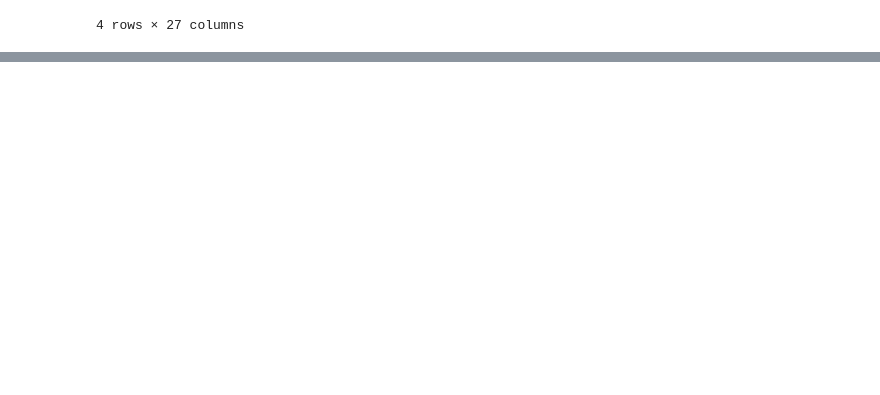
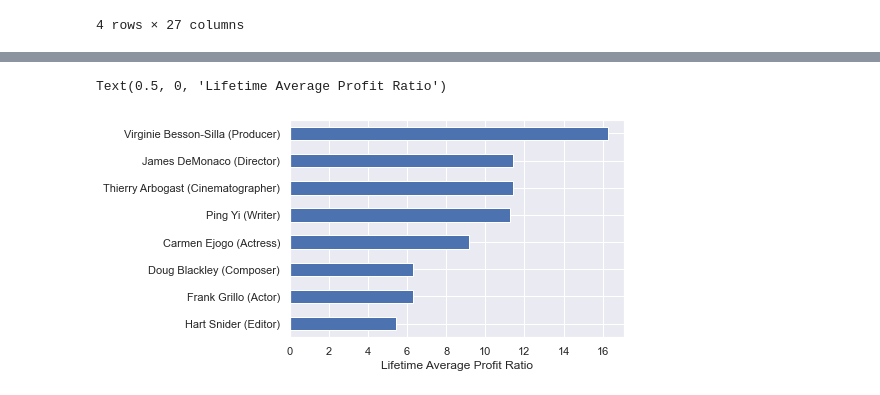
Before and after one commit to DanlBradley/dsc-phase-1-project-v2-3, a Jupyter notebook: student.ipynb, the cells around one changed output, grey strips where cells are left out. Saved outputs shown, nothing was run; the diff lists cells and outputs as text; code cells hidden in the pictures; blank space fills up the shorter version.

```diff
--- a/student.ipynb
+++ b/student.ipynb
@@ -454,0 +494,18 @@ profit_by_job_cleaned.loc[profit_by_job_cleaned['primary_name'] == 'Alisa Lepsel
+# %%
+#Sci-Fi plot
+fig, ax = plt.subplots()
+top = ['Hart Snider','Frank Grillo','Doug Blackley','Carmen Ejogo',
+       'Ping Yi','Thierry Arbogast','James DeMonaco','Virginie Besson-Silla']
+
+top_with_titles = [top[0]+' (Editor)',top[1]+' (Actor)',top[2]+' (Composer)',
+                   top[3]+' (Actress)',top[4]+' (Writer)',top[5]+' (Cinematographer)',
+                   top[6]+' (Director)',top[7]+' (Producer)']
+
+mystery_data = profit_by_job_cleaned.groupby('primary_name').mean().loc[top]['ratio'].sort_values()
+mystery_data.plot.barh(ax = ax)
+ax.set_yticklabels(top_with_titles)
+plt.ylabel('')
+plt.xlabel('Lifetime Average Profit Ratio')
+# %% [output]
+Text(0.5, 0, 'Lifetime Average Profit Ratio')
+[figure, added]
```
Also changed, not shown: parts of 3 cells of this notebook.
